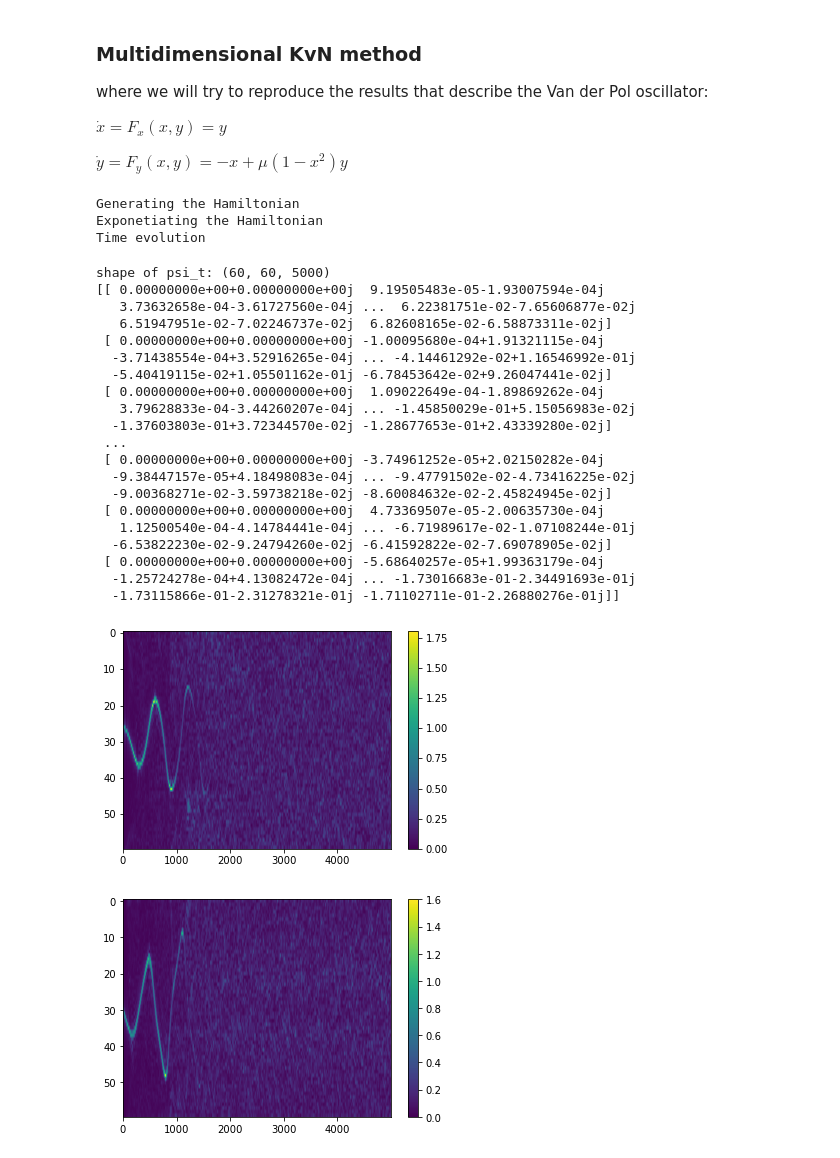
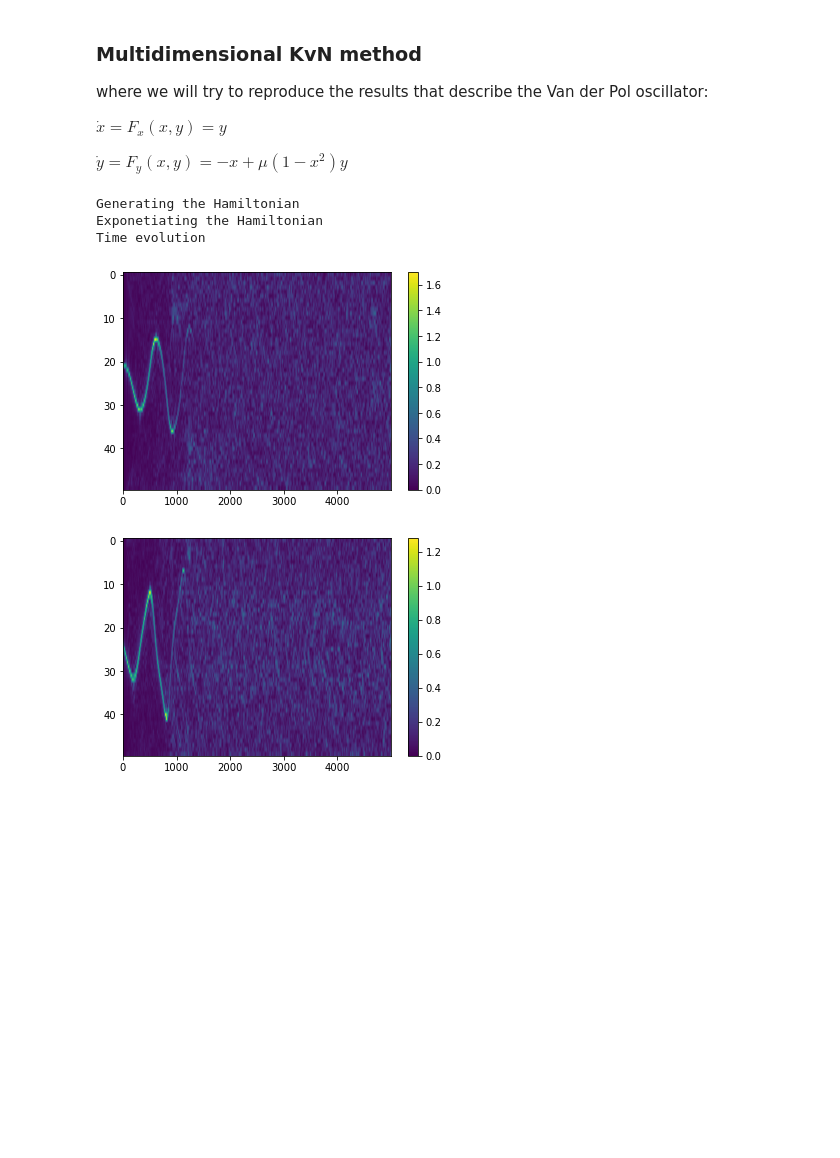
Before and after one commit to 1MChristensen/PhD-Work, a Jupyter notebook: Linearisation/KvN/KvN.ipynb, the cells around one changed output. Drawn from its saved outputs; the diff is of its cells as text; code cells hidden in the pictures; blank space fills up the shorter version.

```diff
--- a/Linearisation/KvN/KvN.ipynb
+++ b/Linearisation/KvN/KvN.ipynb
@@ -100,55 +100,34 @@ import numpy as np
 import KvN_tools_md as kvn_md
 
 mu = 0.5
 
 # Set up the grid
-nx = ny = 60
+nx = ny = 50
 x_extent = (-4,4)
 y_extent = (-3,3)
 x = np.linspace(*x_extent, nx)
 y = np.linspace(*y_extent, ny)
 
 
 # Set up time
 n_steps = 5000
 delta = 0.01
 t = np.linspace(0, n_steps*delta, n_steps)
 
 # Set up the initial state (delta in this case)
 psi = kvn_md.psi0(x, y, 0.5, 0)
 
 # Generate the Hamiltonian
 H = kvn_md.KvN_Hamiltonian(x, y, mu)
 
 # Time evolve the state
 psi_store = kvn_md.time_evolution(H, psi, t)
 
-
 # Plot the results
-kvn_md.plot_evolution(x, y, psi_store, t)
+kvn_md.plot_evolution(x, y, psi_store, t, save=True)
 # %% [output]
 Generating the Hamiltonian
 Exponetiating the Hamiltonian
 Time evolution
-shape of psi_t: (60, 60, 5000)
-[[ 0.00000000e+00+0.00000000e+00j  9.19505483e-05-1.93007594e-04j
-   3.73632658e-04-3.61727560e-04j ...  6.22381751e-02-7.65606877e-02j
-   6.51947951e-02-7.02246737e-02j  6.82608165e-02-6.58873311e-02j]
- [ 0.00000000e+00+0.00000000e+00j -1.00095680e-04+1.91321115e-04j
-  -3.71438554e-04+3.52916265e-04j ... -4.14461292e-02+1.16546992e-01j
-  -5.40419115e-02+1.05501162e-01j -6.78453642e-02+9.26047441e-02j]
- [ 0.00000000e+00+0.00000000e+00j  1.09022649e-04-1.89869262e-04j
-   3.79628833e-04-3.44260207e-04j ... -1.45850029e-01+5.15056983e-02j
-  -1.37603803e-01+3.72344570e-02j -1.28677653e-01+2.43339280e-02j]
- ...
- [ 0.00000000e+00+0.00000000e+00j -3.74961252e-05+2.02150282e-04j
-  -9.38447157e-05+4.18498083e-04j ... -9.47791502e-02-4.73416225e-02j
-  -9.00368271e-02-3.59738218e-02j -8.60084632e-02-2.45824945e-02j]
- [ 0.00000000e+00+0.00000000e+00j  4.73369507e-05-2.00635730e-04j
-   1.12500540e-04-4.14784441e-04j ... -6.71989617e-02-1.07108244e-01j
-  -6.53822230e-02-9.24794260e-02j -6.41592822e-02-7.69078905e-02j]
- [ 0.00000000e+00+0.00000000e+00j -5.68640257e-05+1.99363179e-04j
-  -1.25724278e-04+4.13082472e-04j ... -1.73016683e-01-2.34491693e-01j
-  -1.73115866e-01-2.31278321e-01j -1.71102711e-01-2.26880276e-01j]]
-[figure, old version]
+[figure, new version]
-[figure, old version]
+[figure, new version]
```
Also changed, not shown: 1 other file.
